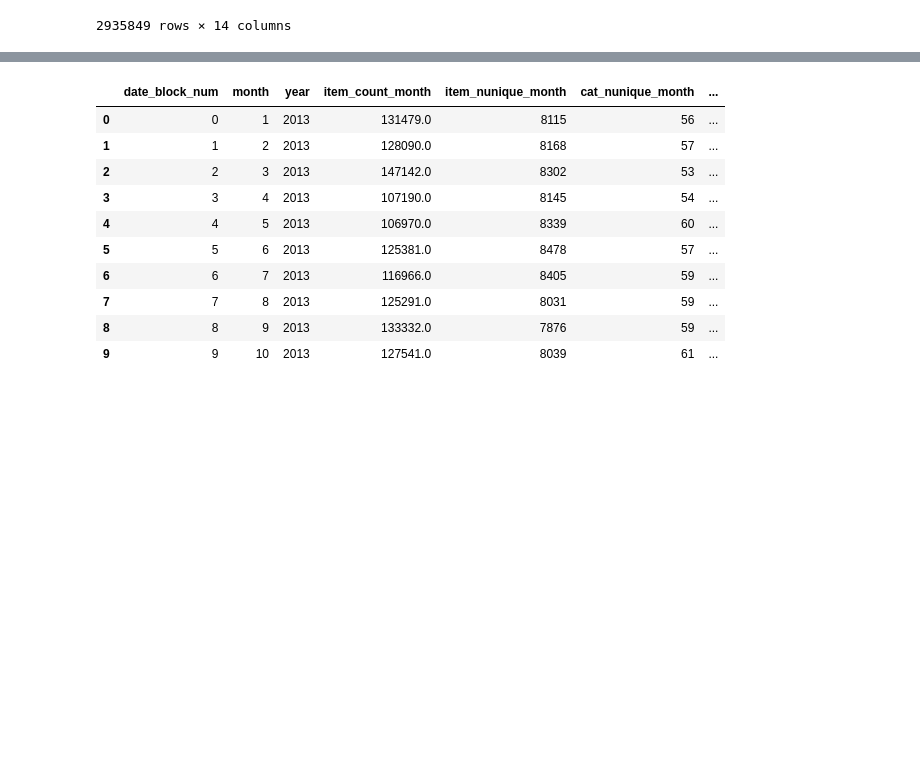
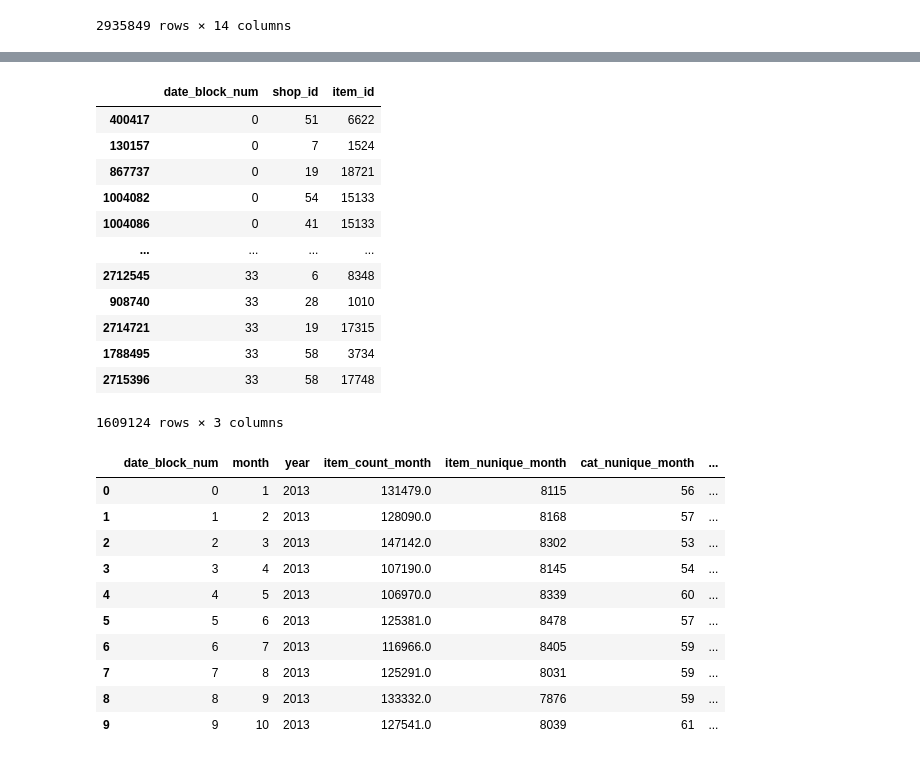
Before and after one commit to arcarrion/hsespecialization_course02, a Jupyter notebook: 02_eda.ipynb, the cells around one changed output, grey strips where cells are left out. Cells and saved outputs as stored; diff of their text form; code cells hidden in the pictures; blank space fills up the shorter version.

```diff
--- a/02_eda.ipynb
+++ b/02_eda.ipynb
@@ -745,8 +738,7 @@ def shop_category_items_cnt(data_per_month, ref_date_block, number_blocks, categ
                                           & (data_per_month.item_category_id==category_ref)
                                           & (data_per_month.shop_id==shop_ref), :]
   if list_of_item_in_dates.shape[0] > 0:
-    unique_items = list_of_item_in_dates.duplicated('item_id')
-    return list_of_item_in_dates.items_cnt_day.sum()
+    return list_of_item_in_dates.item_cnt_day.sum()
   else:
     return 0
 
@@ -817,7 +809,7 @@ def shop_item_cnt(data_per_month, ref_date_block, number_blocks, item_ref, shop_
                                           & (data_per_month.shop_id==shop_ref), :]
   if list_of_item_in_dates.shape[0] > 0:
     unique_items = list_of_item_in_dates.duplicated('item_id')
-    return list_of_item_in_dates.items_cnt_day.sum()
+    return list_of_item_in_dates.item_cnt_day.sum()
   else:
     return 0
 
@@ -1053,22 +1040,50 @@ sales_shop_category_month.to_csv('./sales_shop_category_month.csv')
 # %%
 sales_shop_item_month = sales_data.loc[~sales_data[['date_block_num', 'shop_id', 'item_id']].duplicated(), ['date_block_num', 'shop_id', 'item_id']].copy(deep=True)
-#display(sales_shop_item_month)
+display(sales_shop_item_month)
 
 sales_shop_item_month['shop_item_cnt_1m'] = sales_shop_item_month.apply(lambda row: shop_item_cnt(sales_data, row.date_block_num, 1, row.item_id, row.shop_id), axis=1)
+display(sales_shop_item_month)
+sales_shop_item_month.to_csv('./sales_shop_item_month.csv')
 sales_shop_item_month['shop_item_cnt_3m'] = sales_shop_item_month.apply(lambda row: shop_item_cnt(sales_data, row.date_block_num, 3, row.item_id, row.shop_id), axis=1)
+display(sales_shop_item_month)
+sales_shop_item_month.to_csv('./sales_shop_item_month.csv')
 sales_shop_item_month['shop_item_cnt_6m'] = sales_shop_item_month.apply(lambda row: shop_item_cnt(sales_data, row.date_block_num, 6, row.item_id, row.shop_id), axis=1)
+display(sales_shop_item_month)
+sales_shop_item_month.to_csv('./sales_shop_item_month.csv')
 
 sales_shop_item_month['shop_item_price_avg_1m'] = sales_shop_item_month.apply(lambda row: shop_item_price_avg(sales_data, row.date_block_num, 1, row.item_id, row.shop_id), axis=1)
+display(sales_shop_item_month)
+sales_shop_item_month.to_csv('./sales_shop_item_month.csv')
 sales_shop_item_month['shop_item_price_avg_3m'] = sales_shop_item_month.apply(lambda row: shop_item_price_avg(sales_data, row.date_block_num, 3, row.item_id, row.shop_id), axis=1)
+display(sales_shop_item_month)
+sales_shop_item_month.to_csv('./sales_shop_item_month.csv')
 sales_shop_item_month['shop_item_price_avg_6m'] = sales_shop_item_month.apply(lambda row: shop_item_price_avg(sales_data, row.date_block_num, 6, row.item_id, row.shop_id), axis=1)
+display(sales_shop_item_month)
+sales_shop_item_month.to_csv('./sales_shop_item_month.csv')
 
 sales_shop_item_month['shop_item_price_std_1m'] = sales_shop_item_month.apply(lambda row: shop_item_price_std(sales_data, row.date_block_num, 1, row.item_id, row.shop_id), axis=1)
+display(sales_shop_item_month)
+sales_shop_item_month.to_csv('./sales_shop_item_month.csv')
 sales_shop_item_month['shop_item_price_std_3m'] = sales_shop_item_month.apply(lambda row: shop_item_price_std(sales_data, row.date_block_num, 3, row.item_id, row.shop_id), axis=1)
+display(sales_shop_item_month)
+sales_shop_item_month.to_csv('./sales_shop_item_month.csv')
 sales_shop_item_month['shop_item_price_std_6m'] = sales_shop_item_month.apply(lambda row: shop_item_price_std(sales_data, row.date_block_num, 6, row.item_id, row.shop_id), axis=1)
-
 display(sales_shop_item_month)
-
 sales_shop_item_month.to_csv('./sales_shop_item_month.csv')
+# %% [output]
+|  | date_block_num | shop_id | item_id |
+| 400417 | 0 | 51 | 6622 |
+| 130157 | 0 | 7 | 1524 |
+| 867737 | 0 | 19 | 18721 |
+| 1004082 | 0 | 54 | 15133 |
+| 1004086 | 0 | 41 | 15133 |
+| ... | ... | ... | ... |
+| 2712545 | 33 | 6 | 8348 |
+| 908740 | 33 | 28 | 1010 |
+| 2714721 | 33 | 19 | 17315 |
+| 1788495 | 33 | 58 | 3734 |
+| 2715396 | 33 | 58 | 17748 |
+1609124 rows × 3 columns
 # %%
 month_features = month_features.merge(year_totals, on='year')
 # %%
```
Also changed, not shown: parts of 4 cells of this notebook.
